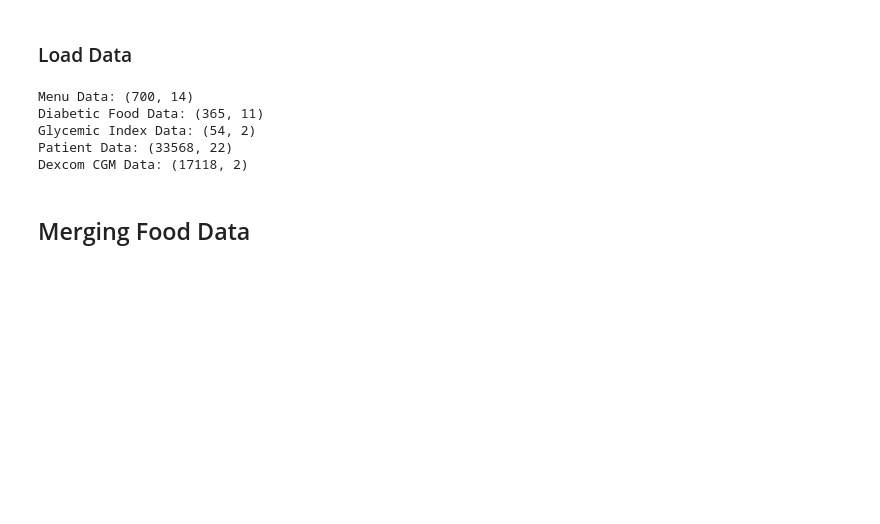
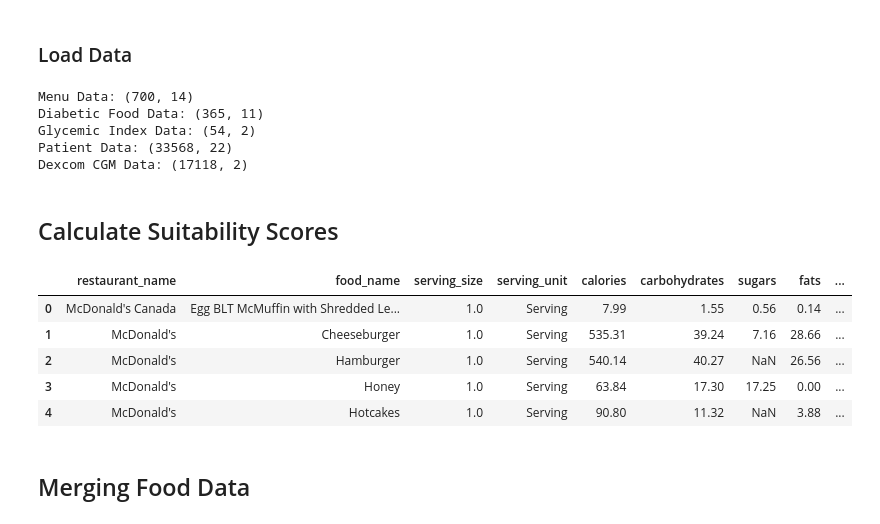
Before and after one commit to lvandine44/MADS-Capstone, a Jupyter notebook: 2-Merging Data.ipynb, the cells around one changed output. Saved outputs shown, nothing was run; the diff lists cells and outputs as text; code cells hidden in the pictures; blank space fills up the shorter version.

Commit message:
Suitability score

```diff
--- a/2-Merging Data.ipynb
+++ b/2-Merging Data.ipynb
@@ -25,6 +25,56 @@ Diabetic Food Data: (365, 11)
 Glycemic Index Data: (54, 2)
 Patient Data: (33568, 22)
 Dexcom CGM Data: (17118, 2)
+# %% [markdown]
+## Calculate Suitability Scores
+# %%
+# Set weights based on nutritional importance
+carb_weight = 0.5
+sugar_weight = 0.3
+fiber_weight = 0.1
+protein_weight = 0.1
+# %%
+# Set ideal nutritional values
+carb_goal = 52.5
+sugar_goal = 7.5
+fiber_goal = 7.5
+protein_goal = 20
+# %%
+# Create function to calculate suitability score
+def suitability_score(carbohydrates, sugars, fiber, proteins):
+    # Check if any required value is missing
+    if pd.isna(carbohydrates) or pd.isna(sugars) or pd.isna(fiber) or pd.isna(proteins):
+        # Return -1 as an indicator that the score couldn't be calculated
+        return -1
+
+    # Make sure score doesn't drop below 0
+    carb_score = 1 - abs(carbohydrates - carb_goal) / carb_goal
+    carb_score = max(0, carb_score)
+
+    # Penalize high sugar content
+    sugar_score = 1 - sugars / sugar_goal
+    sugar_score = max(0, sugar_score)
+
+    # Cap fiber_score at 1 if >= fiber_goal
+    fiber_score = min(fiber / fiber_goal, 1)
+
+    # Cap protein_score at 1 if >= protein_goal
+    protein_score = min(proteins / protein_goal, 1)
+
+    score = (carb_weight * carb_score) + (sugar_weight * sugar_score) + (fiber_weight * fiber_score) + (protein_weight * protein_score)
+
+    return round(score, 3)
+# %%
+# Create suitability_score column
+menu_df['score'] = menu_df.apply(lambda row: suitability_score(row['carbohydrates'], row['sugars'], row['fiber'], row['proteins']), axis=1)
+menu_df.head()
+# %% [output]
+|  | restaurant_name | food_name | serving_size | serving_unit | calories | carbohydrates | sugars | fats | ... |
+| 0 | McDonald's Canada | Egg BLT McMuffin with Shredded Le... | 1.0 | Serving | 7.99 | 1.55 | 0.56 | 0.14 | ... |
+| 1 | McDonald's | Cheeseburger | 1.0 | Serving | 535.31 | 39.24 | 7.16 | 28.66 | ... |
+| 2 | McDonald's | Hamburger | 1.0 | Serving | 540.14 | 40.27 | NaN | 26.56 | ... |
+| 3 | McDonald's | Honey | 1.0 | Serving | 63.84 | 17.30 | 17.25 | 0.00 | ... |
+| 4 | McDonald's | Hotcakes | 1.0 | Serving | 90.80 | 11.32 | NaN | 3.88 | ... |
 # %% [markdown]
 ## Merging Food Data
 # %% [markdown]
```
